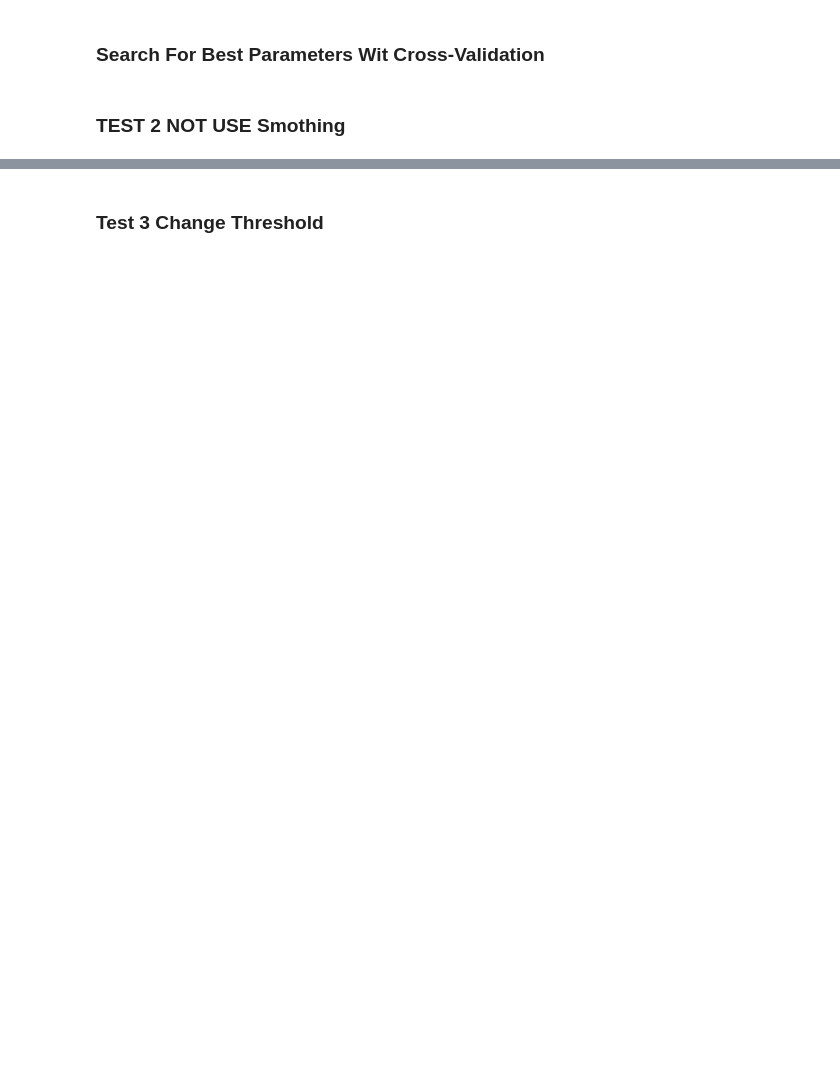
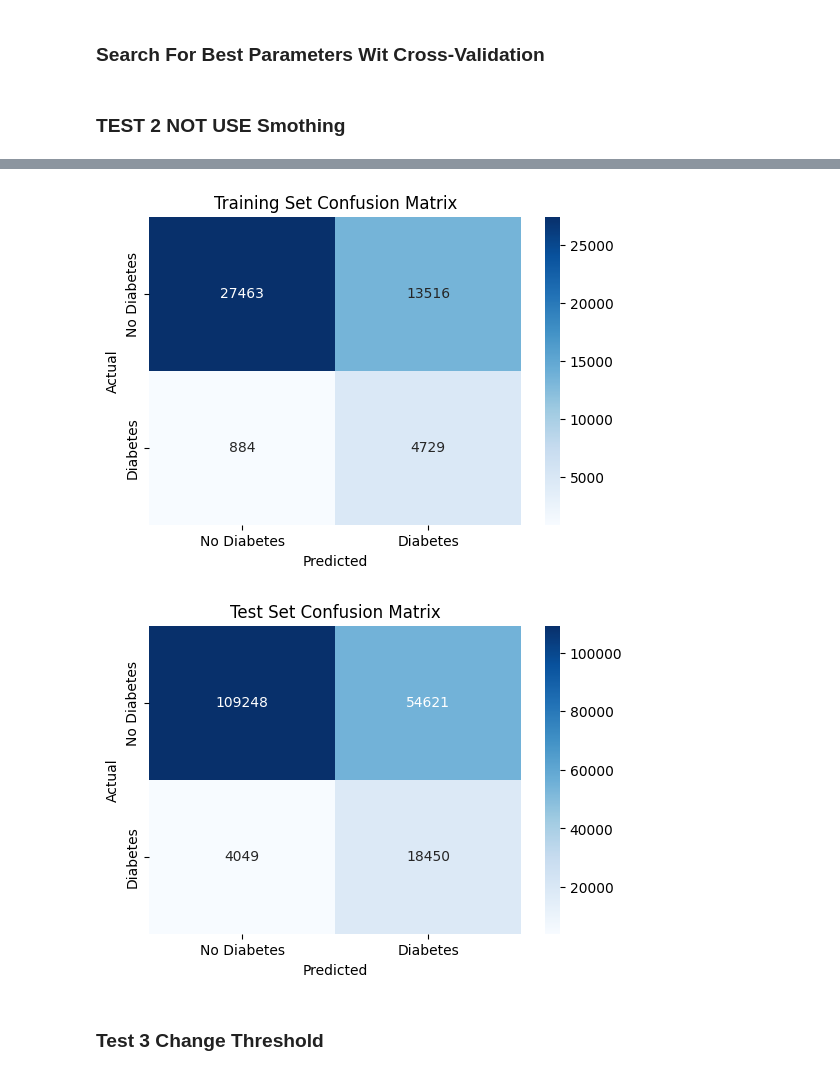
Before and after one commit to YaraHisham61/ML-project, a Jupyter notebook: SVM.ipynb, the cells around one changed output, grey strips where cells are left out. Drawn from its saved outputs; the diff is of its cells as text; code cells hidden in the pictures; blank space fills up the shorter version.

```diff
--- a/SVM.ipynb
+++ b/SVM.ipynb
@@ -218,3 +231,9 @@ print(classification_report(y_test, y_test_pred,target_names=['No Diabetes','Dia
+# %%
+plot_confusion_matrix(y_train, y_train_pred, "Training Set Confusion Matrix")
+plot_confusion_matrix(y_test, y_test_pred, "Test Set Confusion Matrix")
+# %% [output]
+[figure, added]
+[figure, added]
 # %% [markdown]
 ### Test 3 Change Threshold
 # %%
```
Also changed, not shown: parts of 5 cells of this notebook, 2 other files.
